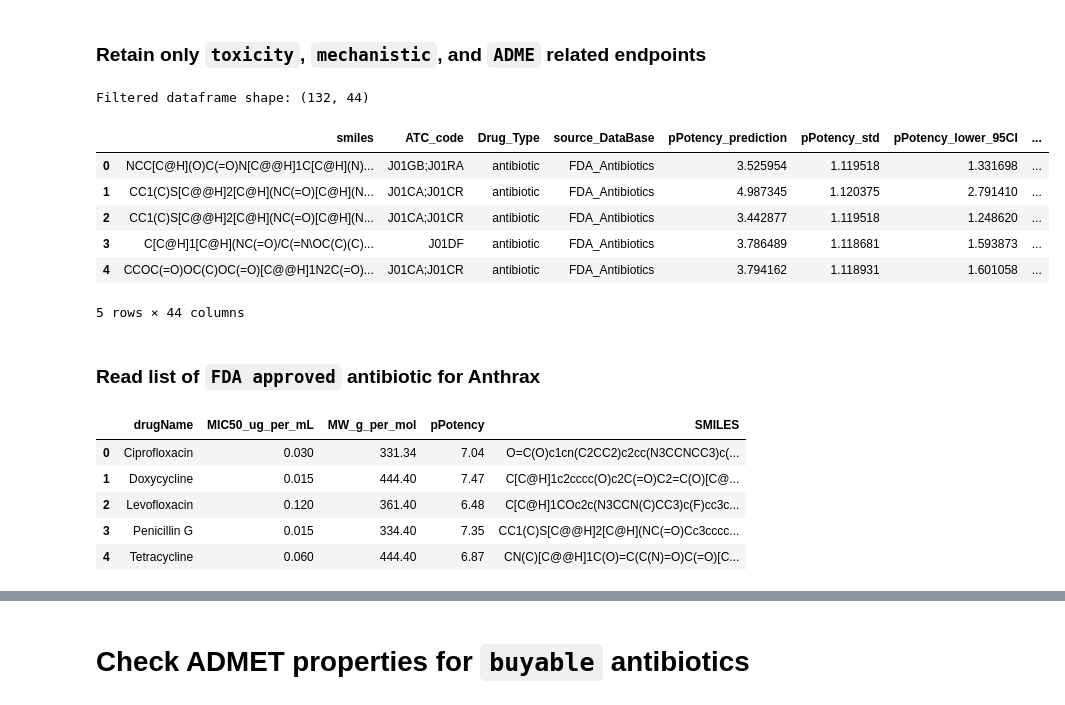
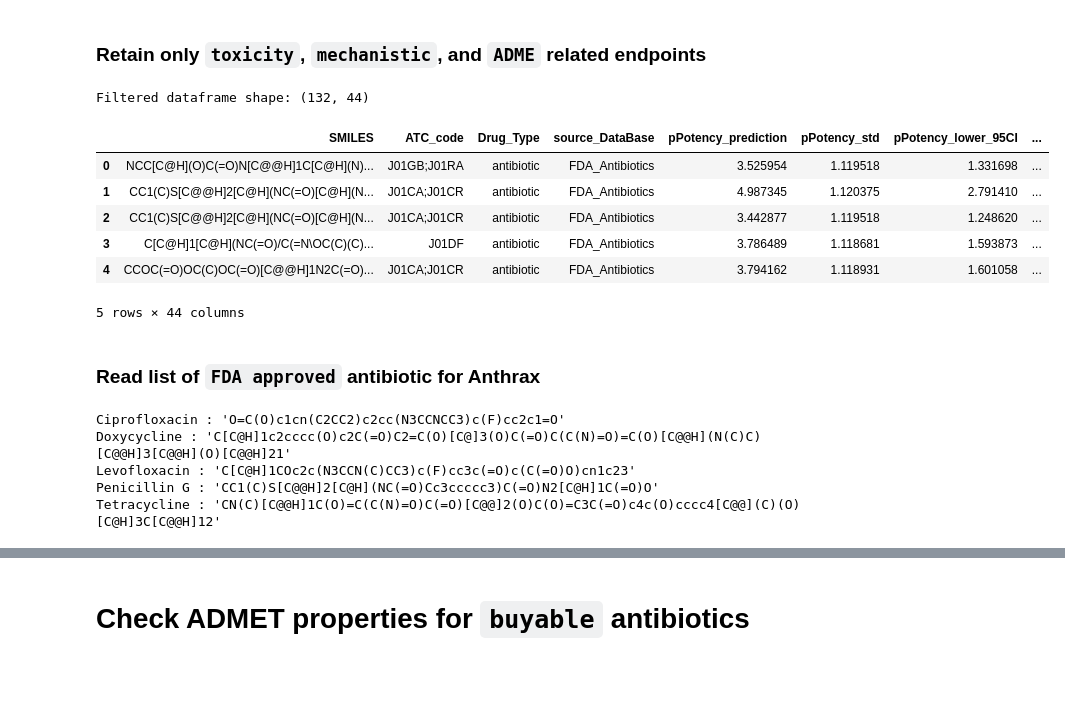
Before and after one commit to soumyadeepghosh35/DTRA_DrugDesign, a Jupyter notebook: DTRA_project_notebooks/Step6_ADMET_BacillusAnthracis.ipynb, the cells around one changed output, grey strips where cells are left out. Saved outputs shown, nothing was run; the diff lists cells and outputs as text; code cells hidden in the pictures; blank space fills up the shorter version.

```diff
--- a/DTRA_project_notebooks/Step6_ADMET_BacillusAnthracis.ipynb
+++ b/DTRA_project_notebooks/Step6_ADMET_BacillusAnthracis.ipynb
@@ -82,6 +82,7 @@ ADMETLab3_FDAapproved_antibiotic
 ### Read `ADMET` endpoints with `pPotency`of the FDA approved Drug data from `Drugbank`
 # %%
 drugBankDrug_FDAapproved_antibiotic_wART_wADMET = pd.read_csv(saveDir + f'{target_organism}_Drugbnk_FDAapproved_Antibiotic_ARTprediction.csv')
+drugBankDrug_FDAapproved_antibiotic_wART_wADMET = drugBankDrug_FDAapproved_antibiotic_wART_wADMET.rename(columns={'smiles': 'SMILES'})
 # Identify columns that match the string
 matched_cols = drugBankDrug_FDAapproved_antibiotic_wART_wADMET.filter(like='drugbank_approved_percentile').columns
 # Keep everything EXCEPT those columns
@@ -177,8 +178,8 @@ def canonicalizeSmiles(smilesValue):
     return Chem.MolToSmiles(mol, canonical=True)
 
 drugBankDrug_FDAapproved_antibiotic_wART_wADMET = drugBankDrug_FDAapproved_antibiotic_wART_wADMET.copy()
-drugBankDrug_FDAapproved_antibiotic_wART_wADMET["smiles"] = (
-    drugBankDrug_FDAapproved_antibiotic_wART_wADMET["smiles"].apply(canonicalizeSmiles)
+drugBankDrug_FDAapproved_antibiotic_wART_wADMET["SMILES"] = (
+    drugBankDrug_FDAapproved_antibiotic_wART_wADMET["SMILES"].apply(canonicalizeSmiles)
 )
 
 drugBankDrug_FDAapproved_antibiotic_wART_wADMET
@@ -205,7 +206,7 @@ for smi in drugBankDrug_FDAapproved_antibiotic_wART_wADMET["smiles"].dropna().as
 # %%
 # Potency-related columns
 dataCols = [
-    "smiles",
+    "SMILES",
     "ATC_code", "Drug_Type", "source_DataBase"
 ]
 
@@ -247,34 +248,34 @@ mechanisticAlertCols = [
 # ADME / metabolism liability endpoints
 admeLiabilityCols = [
     "BBB_Martins",
     "Pgp_Broccatelli",
     "Caco2_Wang",
     "HIA_Hou",
     "PAMPA_NCATS",
     "Bioavailability_Ma",
     "CYP1A2_Veith",
     "CYP2C19_Veith",
     "CYP2C9_Substrate_CarbonMangels",
     "CYP2C9_Veith",
     "CYP2D6_Substrate_CarbonMangels",
     "CYP2D6_Veith",
     "CYP3A4_Substrate_CarbonMangels",
     "CYP3A4_Veith"
 ]
 
 # Keep only columns that exist
 selectedCols = dataCols + potencyCols + [
     col for col in (coreToxicityCols + mechanisticAlertCols + admeLiabilityCols)
     if col in drugBankDrug_FDAapproved_antibiotic_wART_wADMET.columns
 ]
 
 drugBankDrug_FDAapproved_antibiotic_wART_wADMET = drugBankDrug_FDAapproved_antibiotic_wART_wADMET[selectedCols].copy()
 
 print("Filtered dataframe shape:", drugBankDrug_FDAapproved_antibiotic_wART_wADMET.shape)
 drugBankDrug_FDAapproved_antibiotic_wART_wADMET.head()
 # %% [output]
 Filtered dataframe shape: (132, 44)
-|  | smiles | ATC_code | Drug_Type | source_DataBase | pPotency_prediction | pPotency_std | pPotency_lower_95CI | ... |
+|  | SMILES | ATC_code | Drug_Type | source_DataBase | pPotency_prediction | pPotency_std | pPotency_lower_95CI | ... |
 | 0 | NCC[C@H](O)C(=O)N[C@@H]1C[C@H](N)... | J01GB;J01RA | antibiotic | FDA_Antibiotics | 3.525954 | 1.119518 | 1.331698 | ... |
 | 1 | CC1(C)S[C@@H]2[C@H](NC(=O)[C@H](N... | J01CA;J01CR | antibiotic | FDA_Antibiotics | 4.987345 | 1.120375 | 2.791410 | ... |
 | 2 | CC1(C)S[C@@H]2[C@H](NC(=O)[C@H](N... | J01CA;J01CR | antibiotic | FDA_Antibiotics | 3.442877 | 1.119518 | 1.248620 | ... |
@@ -284,12 +285,11 @@ Filtered dataframe shape: (132, 44)
 # %% [markdown]
 ### Read list of `FDA approved` antibiotic for Anthrax
 # %%
-Anthrax_FDAapproved_wPotency = pd.read_csv(saveDir + "BacillusAnthracis_FDAapproved_Antibiotic.csv")
-Anthrax_FDAapproved_wPotency
+for _, row in Anthrax_FDAapproved[["drugName", "SMILES"]].dropna().iterrows():
+    print(f"{row['drugName']} : '{row['SMILES']}'")
 # %% [output]
-|  | drugName | MIC50_ug_per_mL | MW_g_per_mol | pPotency | SMILES |
-| 0 | Ciprofloxacin | 0.030 | 331.34 | 7.04 | O=C(O)c1cn(C2CC2)c2cc(N3CCNCC3)c(... |
-| 1 | Doxycycline | 0.015 | 444.40 | 7.47 | C[C@H]1c2cccc(O)c2C(=O)C2=C(O)[C@... |
-| 2 | Levofloxacin | 0.120 | 361.40 | 6.48 | C[C@H]1COc2c(N3CCN(C)CC3)c(F)cc3c... |
-| 3 | Penicillin G | 0.015 | 334.40 | 7.35 | CC1(C)S[C@@H]2[C@H](NC(=O)Cc3cccc... |
-| 4 | Tetracycline | 0.060 | 444.40 | 6.87 | CN(C)[C@@H]1C(O)=C(C(N)=O)C(=O)[C... |
+Ciprofloxacin : 'O=C(O)c1cn(C2CC2)c2cc(N3CCNCC3)c(F)cc2c1=O'
+Doxycycline : 'C[C@H]1c2cccc(O)c2C(=O)C2=C(O)[C@]3(O)C(=O)C(C(N)=O)=C(O)[C@@H](N(C)C)[C@@H]3[C@@H](O)[C@@H]21'
+Levofloxacin : 'C[C@H]1COc2c(N3CCN(C)CC3)c(F)cc3c(=O)c(C(=O)O)cn1c23'
+Penicillin G : 'CC1(C)S[C@@H]2[C@H](NC(=O)Cc3ccccc3)C(=O)N2[C@H]1C(=O)O'
+Tetracycline : 'CN(C)[C@@H]1C(O)=C(C(N)=O)C(=O)[C@@]2(O)C(O)=C3C(=O)c4c(O)cccc4[C@@](C)(O)[C@H]3C[C@@H]12'
```
Also changed, not shown: parts of 68 cells of this notebook, 1 other file.
